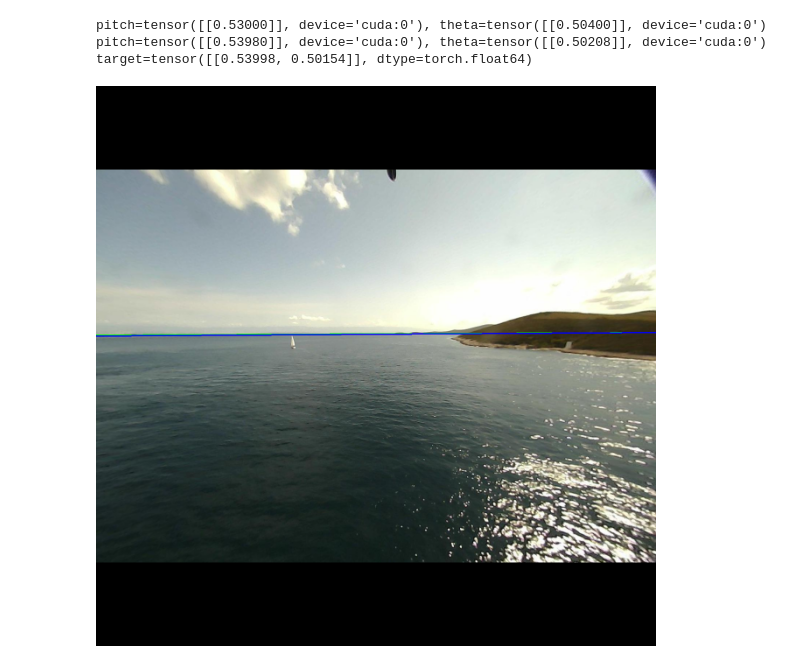
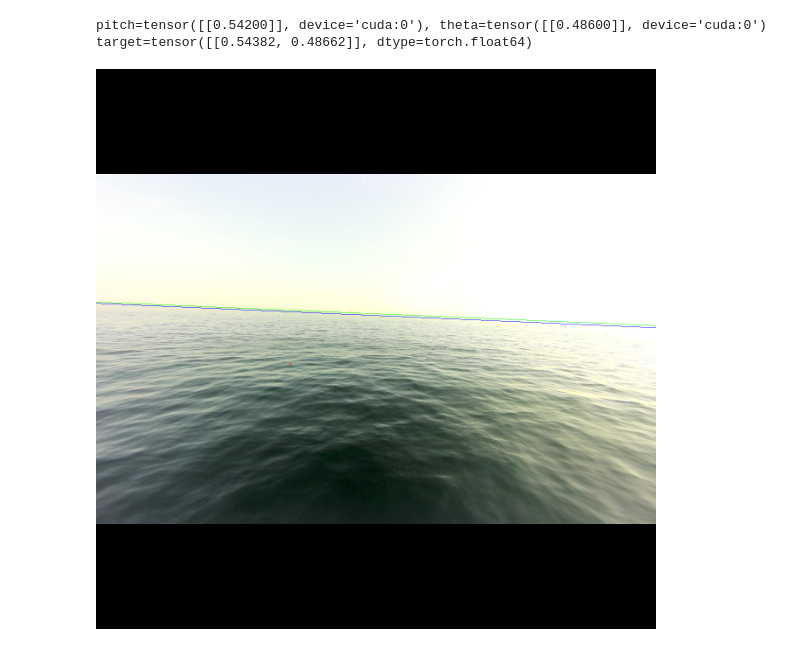
Before and after one commit to BSB-Group/yolov5, a Jupyter notebook: horizon/tests.ipynb, the cells around one changed output. Drawn from its saved outputs; the diff is of its cells as text; code cells hidden in the pictures.

```diff
--- a/horizon/tests.ipynb
+++ b/horizon/tests.ipynb
@@ -1,11 +0,0 @@
-# %%
-import sys
-sys.path.insert(0, '../')
-import torch
-
-ckpt = torch.load("./hmodel_16_4.7.pt")
-model = ckpt['model']
-device = torch.device(0)
-model.device = device
-model.to(device)
-print(type(model), model.device, model.fp16)
@@ -13,0 +43,7 @@ print(type(model), model.device, model.fp16)
+# %%
+model = HorizonModel('ckpt.pt', device='1')
+[print(m.i, m.f, m.type) for m in model.model]
+model.info()
+
+pred = model(torch.zeros(1, 3, 640, 640).to(model.device))
+assert pred[0].shape == (1, 500) and pred[1].shape == (1, 500)
@@ -30,8 +81,8 @@ dataset_name = "TRAIN_THERMAL_DATASET_2023_06_16bit"
 train_tag, val_tag = "TRAIN_v0", "VAL_v0"
 imgsz = 640
 
-dataset_name = "RGB_train_2023-03-28_local"
-train_tag, val_tag = "val", "train"
+dataset_name = "SAILING_DATASET_RGB_2023_10"
+train_tag, val_tag = "TRAIN_v0", "VAL_v0"
 imgsz = 1280
 
 horizon_transform = A.Compose([
@@ -45,7 +96,9 @@ horizon_transform = A.Compose([
 val_dataset = HorizonDataset(
     dataset=(fo.load_dataset(dataset_name)
              .match(F("ground_truth_pl.polylines.closed") == [False])
-             .match_tags(val_tag)),  # only open polylines
+             .match_tags(val_tag)
+             #.match(F("trip") == "Trip_306")
+             ),
     transform=horizon_transform,
     target_format="pitch_theta"
 )
@@ -83,44 +136,47 @@ def postprocess(pred):
     return pred
 
 def postprocess_x_pitch_theta(x_pitch, x_theta):
     def my_linspace(start, stop, num, device):
         # fake endpoint=False
         return torch.linspace(start, stop, num+1, device=device)[:-1]
 
     x_pitch, x_theta = x_pitch.softmax(1), x_theta.softmax(1)
     _, pitch = x_pitch.max(1, keepdim=True)
     pitch = pitch / x_pitch.shape[-1]
     _, theta = x_theta.max(1, keepdim=True)
     theta = theta / x_theta.shape[-1]
     print(f"{pitch=}, {theta=}")
-    pitch = my_linspace(0, 1, model.nc_pitch, model.device).unsqueeze(0) * x_pitch
-    theta = my_linspace(0, 1, model.nc_theta, model.device).unsqueeze(0) * x_theta
-    pitch = pitch.sum(1, keepdim=True)
-    theta = theta.sum(1, keepdim=True)
-    print(f"{pitch=}, {theta=}")
+
+    # x_pitch[x_pitch < 0.1], x_theta[x_theta < 0.1] = 0, 0
+    # x_pitch, x_theta = x_pitch / x_pitch.sum(1, keepdim=True), x_theta / x_theta.sum(1, keepdim=True)
+    # pitch = my_linspace(0, 1, model.nc_pitch, model.device).unsqueeze(0) * x_pitch
+    # theta = my_linspace(0, 1, model.nc_theta, model.device).unsqueeze(0) * x_theta
+    # pitch = pitch.sum(1, keepdim=True)
+    # theta = theta.sum(1, keepdim=True)
+    # print(f"{pitch=}, {theta=}")
+
     return pitch, theta
 
 with torch.no_grad():
     im = preprocess(image, model=model)
     dets, x_pitch, x_theta = inference(im, model=model)
     dets = postprocess(dets)
     pitch, theta = postprocess_x_pitch_theta(x_pitch, x_theta)
     pitch, theta = pitch.detach().cpu(), theta.detach().cpu()
 print(f"{target=}")
 
 I = (image[0].permute(1,2,0) * 255).numpy().astype(np.uint8)
-I = draw_horizon(I, pitch_theta=(target[0][0], target[0][1]), color=(0,255,0), diameter=2)
-I = draw_horizon(I, pitch_theta=(pitch[0][0], theta[0][0]), color=(0,0,255), diameter=2)
+I = draw_horizon(I, pitch_theta=(target[0][0], target[0][1]), color=(0,255,0), diameter=1)
+I = draw_horizon(I, pitch_theta=(pitch[0][0], theta[0][0]), color=(0,0,255), diameter=1)
 I = Image.fromarray(I)
 #draw = ImageDraw.Draw(I)
 # for box in dets[0]:
 #     draw.rectangle(list(box[:4]), outline='red', width=1)
 I.reduce(2) if I.width >= 1024 else I
 # %% [output]
-pitch=tensor([[0.53000]], device='cuda:0'), theta=tensor([[0.50400]], device='cuda:0')
-pitch=tensor([[0.53980]], device='cuda:0'), theta=tensor([[0.50208]], device='cuda:0')
-target=tensor([[0.53998, 0.50154]], dtype=torch.float64)
+pitch=tensor([[0.54200]], device='cuda:0'), theta=tensor([[0.48600]], device='cuda:0')
+target=tensor([[0.54382, 0.48662]], dtype=torch.float64)
-[figure, old version]
+[figure, new version]
 # %%
 import pandas as pd
 import plotly.express as px
```
Also changed, not shown: parts of 5 cells of this notebook, 3 other files.
